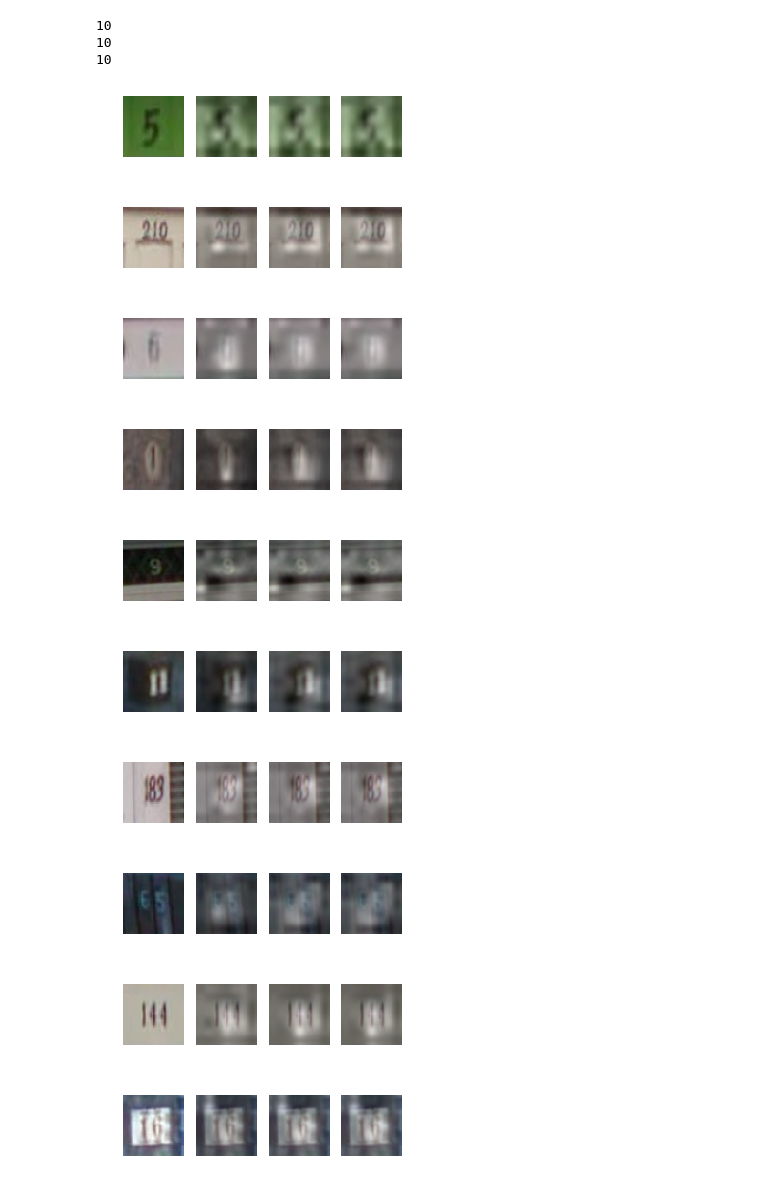
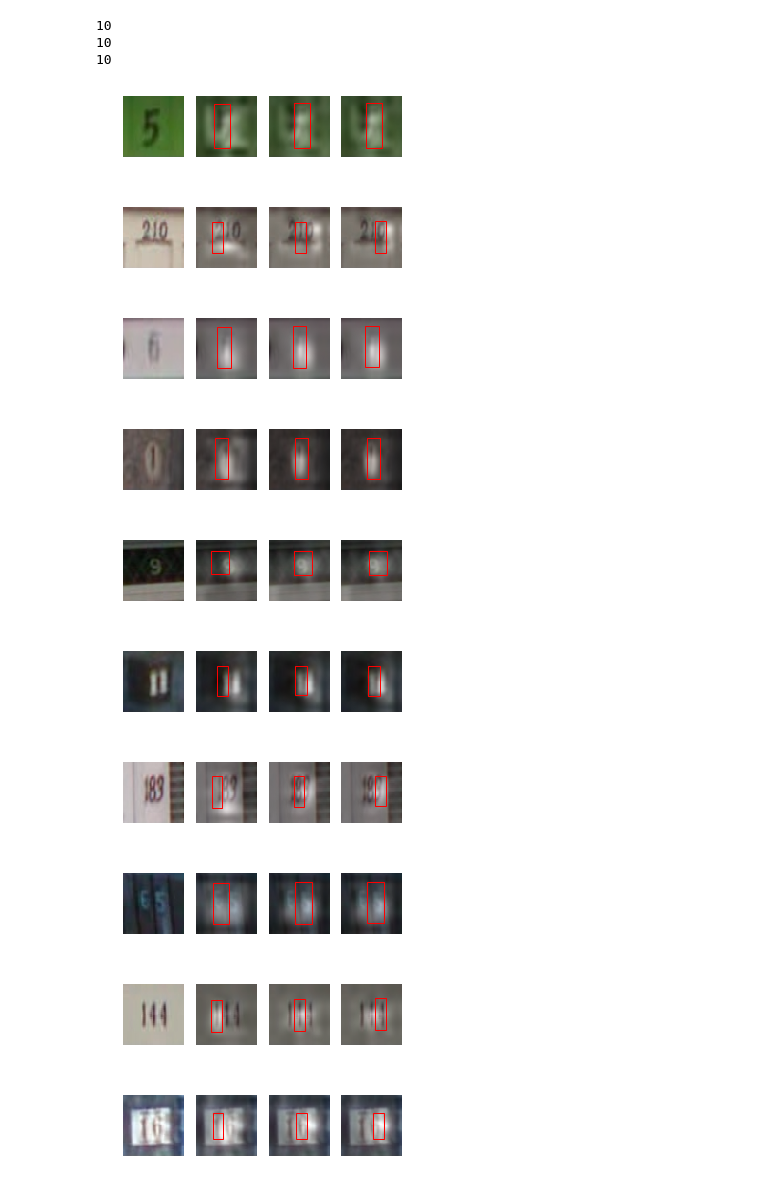
Before and after one commit to tonyjo/multi_digit_classification_attention, a Jupyter notebook: evaluate_and_viz.ipynb, the cells around one changed output. Drawn from its saved outputs; the diff is of its cells as text; code cells hidden in the pictures.

```diff
--- a/evaluate_and_viz.ipynb
+++ b/evaluate_and_viz.ipynb
@@ -23,14 +23,14 @@ plt.rcParams['image.cmap'] = 'gray'
 n_iters     = 10
 print_every = 5
 batch_size  = 1
-pretrained_model = './model/lstm1/model-35'
+pretrained_model = './model/lstm1/model-100'
 ground_attention_upsample = (64, 64)
 # %%
 # Load train dataset
 data = dataLoader(directory='./dataset', dataset_dir='test_curated', dataset_name='test.txt', max_steps=3, mode='Test')
 # Load Model
-model = Model(dim_feature=[49, 256], dim_hidden=128, n_time_step=3,
-              alpha_c=0.5, image_height=64, image_width=64, mode='train')
+model = Model(dim_feature=[49, 128], dim_hidden=128, n_time_step=3,
+              alpha_c=1.0, image_height=64, image_width=64, mode='test')
 # Build model for inference
 pred_bboxs_, alpha_list_ = model.build_test_model()
 # %% [output]
@@ -105,31 +107,29 @@ for k in range(len(attn_images)):
 # %%
 for t in range(10):
     # Plot original image
-    plt.subplot(1, 4, 1)
-    plt.imshow(vis_images[t][0])
-    plt.axis('off')
-
+    fig,ax = plt.subplots(1, 4)
+    ax[0].imshow(vis_images[t][0])
+    ax[0].axis('off')
     for T in range(3):
-        plt.subplot(1, 4, T+2)
-        plt.imshow(vis_images[t][0])
-        plt.imshow(upscaled_attn_images[t][T], alpha=0.5)
+        ax[T+1].imshow(vis_images[t][0])
+        ax[T+1].imshow(upscaled_attn_images[t][T], alpha=0.5)
         sample_left  = pred_bboxes[t][T][0][0]
         sample_top   = pred_bboxes[t][T][0][1]
         sample_width = pred_bboxes[t][T][0][2]
         sample_heigt = pred_bboxes[t][T][0][3]
-        rect = patches.Rectangle((sample_top+sample_heigt, sample_left), sample_width, sample_heigt,linewidth=1,edgecolor='r',facecolor='none')
-        plt.add_patch(rect)
-        plt.axis('off')
+        rect = patches.Rectangle((sample_left, sample_top), sample_width, sample_heigt,linewidth=1,edgecolor='r',facecolor='none')
+        ax[T+1].add_patch(rect)
+        ax[T+1].axis('off')
 
     plt.show()
 # %% [output]
-[figure, old version]
+[figure, new version]
-[figure, old version]
+[figure, new version]
-[figure, old version]
+[figure, new version]
-[figure, old version]
+[figure, new version]
-[figure, old version]
+[figure, new version]
-[figure, old version]
+[figure, new version]
-[figure, old version]
+[figure, new version]
-[figure, old version]
+[figure, new version]
-[figure, old version]
+[figure, new version]
-[figure, old version]
+[figure, new version]
```
Also changed, not shown: parts of 2 cells of this notebook, 5 other files.
